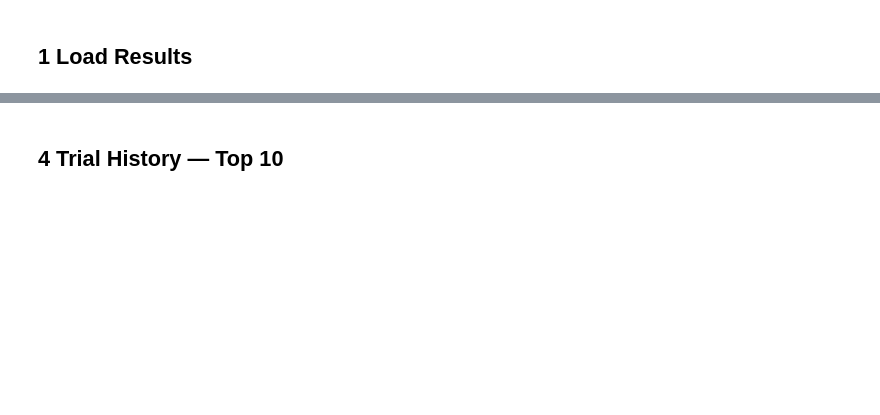
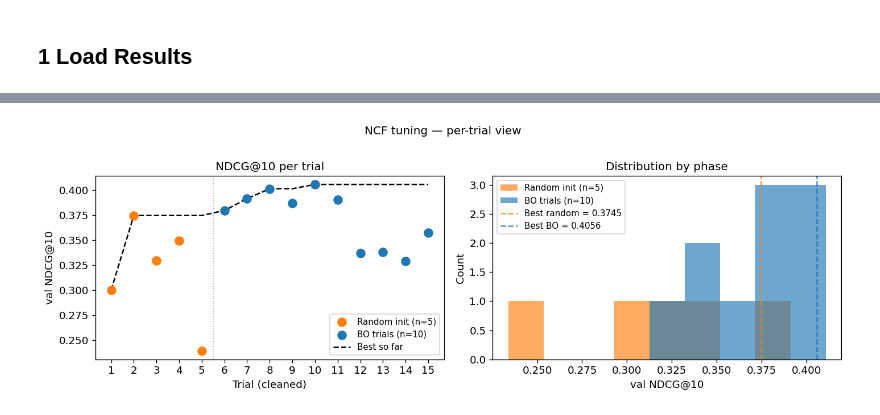
Before and after one commit to ricardo-pc/Bayesian-Optimization-for-ML, a Jupyter notebook: notebooks/01_ncf_bo.ipynb, the cells around one changed output, grey strips where cells are left out. Drawn from its saved outputs; the diff is of its cells as text; code cells hidden in the pictures; blank space fills up the shorter version.

```diff
--- a/notebooks/01_ncf_bo.ipynb
+++ b/notebooks/01_ncf_bo.ipynb
@@ -137,34 +253,41 @@ print(f"\nFinal best — BO: {bo_df['val_ndcg'].max():.5f}  "
 # %%
-bo_phase  = bo_df[bo_df["trial"] > N_INIT]
-rnd_phase = bo_df[bo_df["trial"] <= N_INIT]
-
 fig, axes = plt.subplots(1, 2, figsize=(12, 4))
 
-# Scatter: NDCG@10 per trial
+# ---- Left: scatter of individual trial scores ----
 ax = axes[0]
-ax.scatter(rnd_phase["trial"], rnd_phase["val_ndcg"],
-           c="tab:orange", s=70, zorder=4, label="Random init")
-ax.scatter(bo_phase["trial"], bo_phase["val_ndcg"],
-           c="tab:blue",   s=70, zorder=4, label="BO trials")
-ax.plot(bo_df["trial"], bo_df["best_so_far"],
-        color="black", lw=1.5, ls="--", label="Best so far")
-ax.axvline(N_INIT + 0.5, color="gray", lw=1, ls=":")
-ax.set_xlabel("Trial"); ax.set_ylabel("val NDCG@10")
+ax.scatter(rnd_phase["trial_clean"], rnd_phase["val_ndcg"],
+           c="tab:orange", s=80, zorder=4, label=f"Random init (n={len(rnd_phase)})")
+ax.scatter(bo_phase["trial_clean"],  bo_phase["val_ndcg"],
+           c="tab:blue",   s=80, zorder=4, label=f"BO trials (n={len(bo_phase)})")
+ax.plot(bo_df["trial_clean"], bo_df["best_so_far"],
+        color="black", lw=1.5, ls="--", label="Best so far", zorder=3)
+ax.axvline(N_INIT + 0.5, color="gray", lw=1, ls=":", alpha=0.7)
+ax.set_xlabel("Trial (cleaned)")
+ax.set_ylabel("val NDCG@10")
 ax.set_title("NDCG@10 per trial")
+ax.set_xticks(bo_df["trial_clean"].values)
 ax.legend(fontsize=9)
 
-# Histogram
+# ---- Right: distribution histogram ----
 ax2 = axes[1]
-ax2.hist(rnd_phase["val_ndcg"], bins=6, alpha=0.65,
+bins = np.linspace(bo_df["val_ndcg"].min() - 0.005,
+                   bo_df["val_ndcg"].max() + 0.005, 10)
+ax2.hist(rnd_phase["val_ndcg"], bins=bins, alpha=0.65,
          color="tab:orange", label=f"Random init (n={len(rnd_phase)})")
-ax2.hist(bo_phase["val_ndcg"],  bins=6, alpha=0.65,
+ax2.hist(bo_phase["val_ndcg"],  bins=bins, alpha=0.65,
          color="tab:blue",   label=f"BO trials (n={len(bo_phase)})")
-ax2.set_xlabel("val NDCG@10"); ax2.set_ylabel("Count")
+ax2.axvline(BEST_RAND_NDCG, color="tab:orange", lw=1.5, ls="--", alpha=0.8,
+            label=f"Best random = {BEST_RAND_NDCG:.4f}")
+ax2.axvline(bo_df["val_ndcg"].max(), color="tab:blue", lw=1.5, ls="--", alpha=0.8,
+            label=f"Best BO = {bo_df['val_ndcg'].max():.4f}")
+ax2.set_xlabel("val NDCG@10")
+ax2.set_ylabel("Count")
 ax2.set_title("Distribution by phase")
 ax2.legend(fontsize=9)
 
+plt.suptitle("NCF tuning — per-trial view", fontsize=12, y=1.01)
 plt.tight_layout()
 plt.savefig("../figures/ncf_trial_scatter.png", bbox_inches="tight")
 plt.show()
+# %% [output]
+[figure, added]
-# %% [markdown]
-## 4  Trial History — Top 10
```
Also changed, not shown: parts of 20 cells of this notebook, 35 other files.
